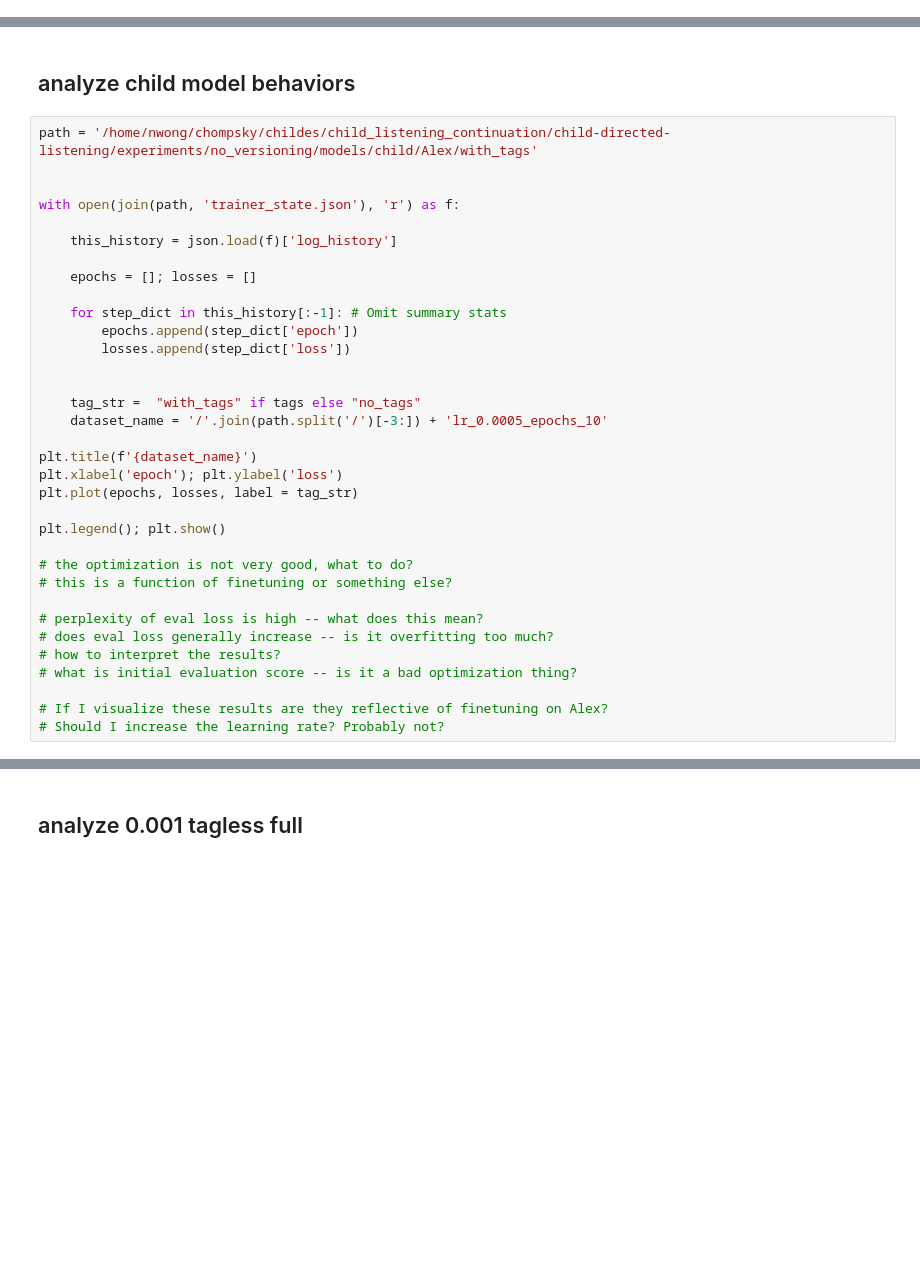
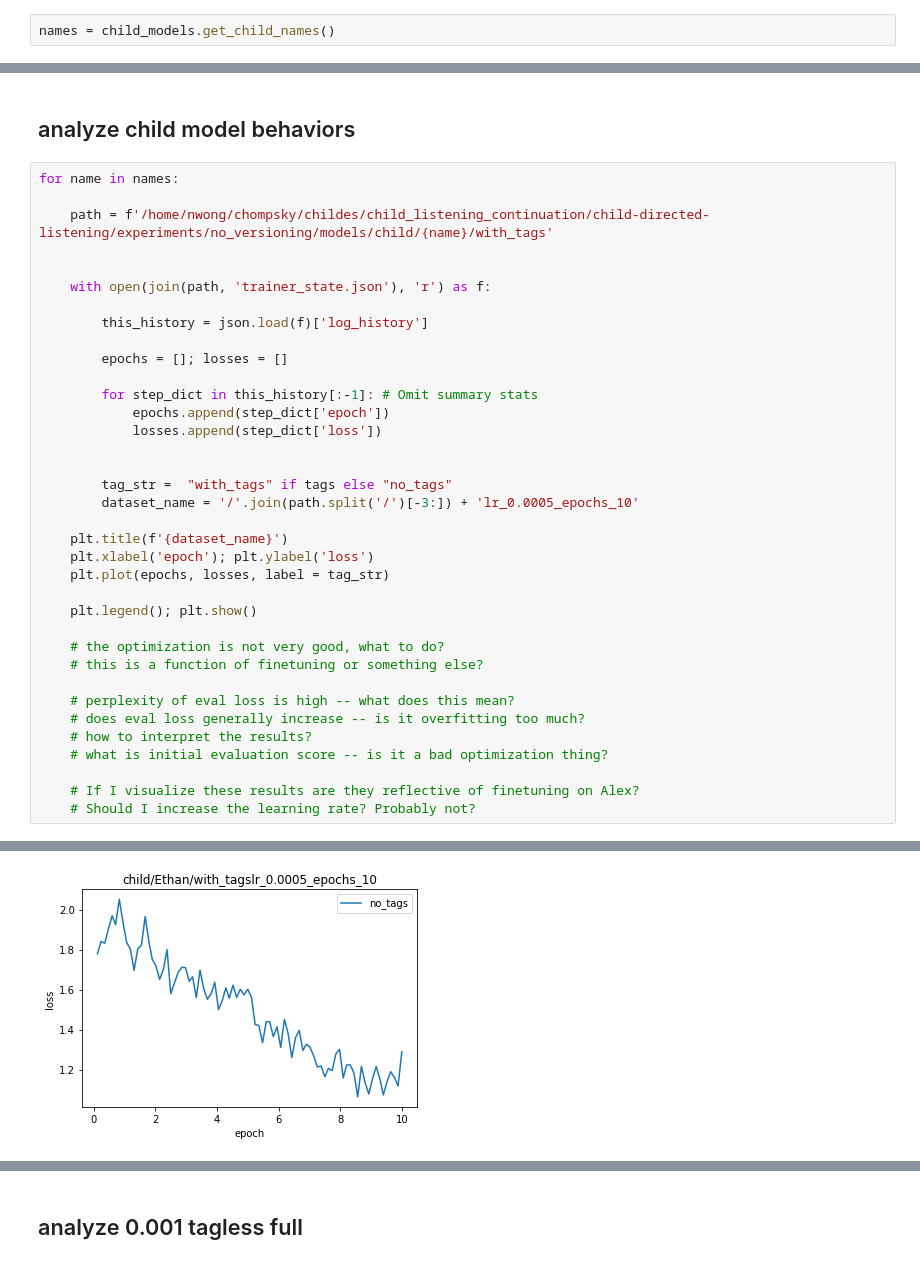
Before and after one commit to smeylan/child-directed-listening, a Jupyter notebook: Model behavior analyses.ipynb, the cells around one changed output, grey strips where cells are left out. Drawn from its saved outputs; the diff is of its cells as text; blank space fills up the shorter version.

```diff
--- a/Model behavior analyses.ipynb
+++ b/Model behavior analyses.ipynb
@@ -26,6 +26,8 @@ importlib.reload(load_models)
 <module 'utils.load_models' from '/home/nwong/chompsky/childes/child_listening_continuation/child-directed-listening/utils/load_models.py'>
 # %% [markdown]
 ## Load "classification" data
+# %%
+names = child_models.get_child_names()
 # %%
 split = 'all'; dataset = 'all';
 
@@ -50,38 +52,41 @@ this_df['has_chi'] = list(map(has_chi, this_df['sentence']))
 # %% [markdown]
 ## analyze child model behaviors
 # %%
-path = '/home/nwong/chompsky/childes/child_listening_continuation/child-directed-listening/experiments/no_versioning/models/child/Alex/with_tags'
+for name in names:
+
+    path = f'/home/nwong/chompsky/childes/child_listening_continuation/child-directed-listening/experiments/no_versioning/models/child/{name}/with_tags'
 
 
-with open(join(path, 'trainer_state.json'), 'r') as f:
+    with open(join(path, 'trainer_state.json'), 'r') as f:
 
-    this_history = json.load(f)['log_history']
+        this_history = json.load(f)['log_history']
 
-    epochs = []; losses = []
+        epochs = []; losses = []
 
-    for step_dict in this_history[:-1]: # Omit summary stats
-        epochs.append(step_dict['epoch'])
-        losses.append(step_dict['loss'])
+        for step_dict in this_history[:-1]: # Omit summary stats
+            epochs.append(step_dict['epoch'])
+            losses.append(step_dict['loss'])
 
 
-    tag_str =  "with_tags" if tags else "no_tags"
-    dataset_name = '/'.join(path.split('/')[-3:]) + 'lr_0.0005_epochs_10'
+        tag_str =  "with_tags" if tags else "no_tags"
+        dataset_name = '/'.join(path.split('/')[-3:]) + 'lr_0.0005_epochs_10'
 
-plt.title(f'{dataset_name}')
-plt.xlabel('epoch'); plt.ylabel('loss')
-plt.plot(epochs, losses, label = tag_str)
+    plt.title(f'{dataset_name}')
+    plt.xlabel('epoch'); plt.ylabel('loss')
+    plt.plot(epochs, losses, label = tag_str)
 
-plt.legend(); plt.show()
+    plt.legend(); plt.show()
 
-# the optimization is not very good, what to do?
-# this is a function of finetuning or something else?
+    # the optimization is not very good, what to do?
+    # this is a function of finetuning or something else?
 
-# perplexity of eval loss is high -- what does this mean?
-# does eval loss generally increase -- is it overfitting too much?
-# how to interpret the results?
-# what is initial evaluation score -- is it a bad optimization thing?
+    # perplexity of eval loss is high -- what does this mean?
+    # does eval loss generally increase -- is it overfitting too much?
+    # how to interpret the results?
+    # what is initial evaluation score -- is it a bad optimization thing?
 
-# If I visualize these results are they reflective of finetuning on Alex?
-# Should I increase the learning rate? Probably not?
+    # If I visualize these results are they reflective of finetuning on Alex?
+    # Should I increase the learning rate? Probably not?
 # %% [output]
 [figure]
+[figure, added]
```
Also changed, not shown: parts of 1 cell of this notebook, 6 other files.
